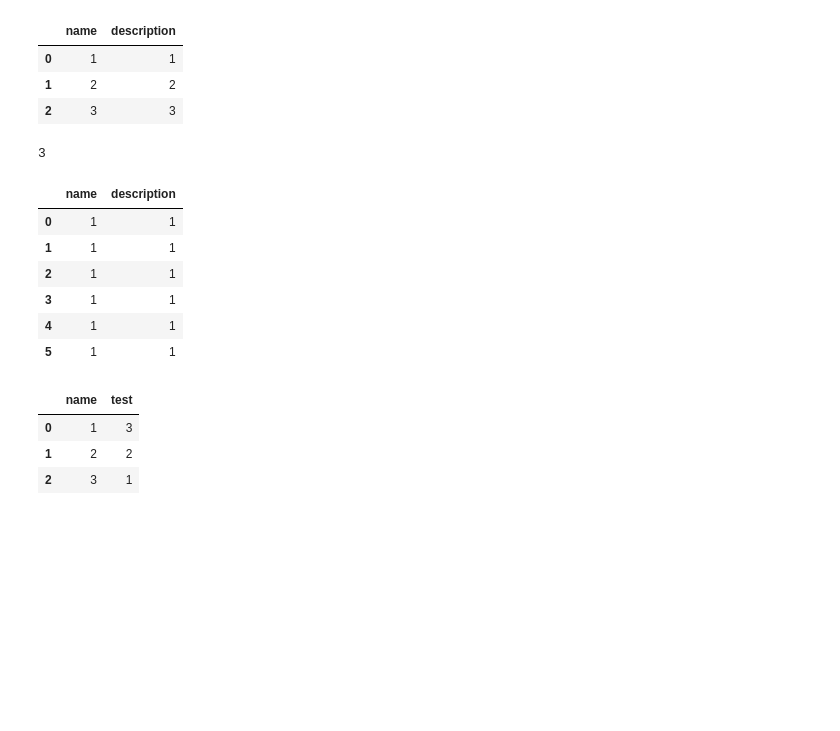
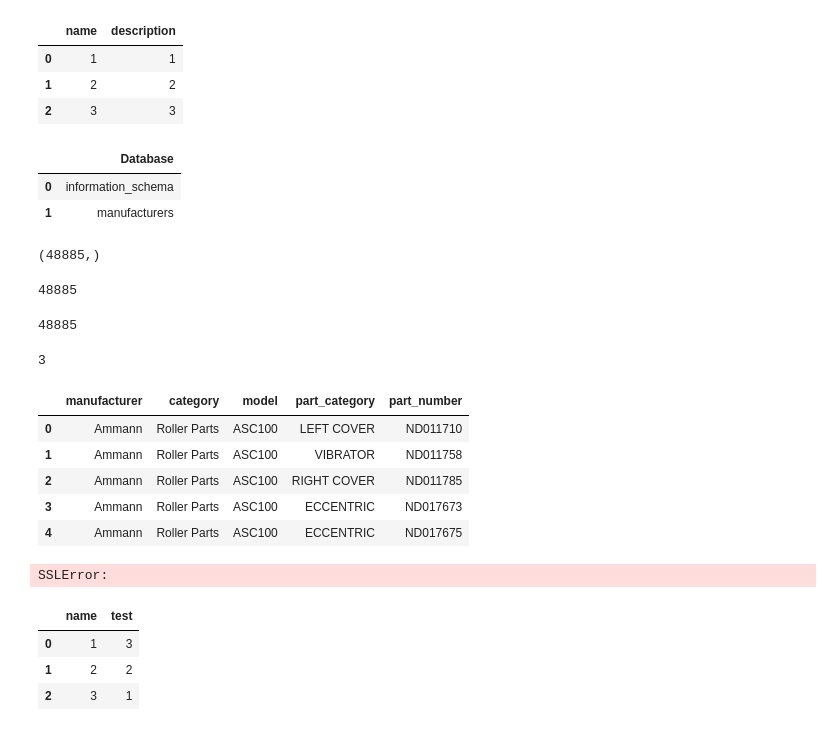
Before and after one commit to belyatskiy13/dnl, a Jupyter notebook: Untitled.ipynb, the cells around one changed output. Drawn from its saved outputs; the diff is of its cells as text; code cells hidden in the pictures; blank space fills up the shorter version.

```diff
--- a/Untitled.ipynb
+++ b/Untitled.ipynb
@@ -250,7 +254,7 @@ from sqlalchemy import create_engine
 from sqlalchemy.sql import text
 # %%
 hostname="0.0.0.0"
-dbname="test_db"
+dbname="manufacturers"
 uname="root"
 pwd="password"
 # %%
@@ -259,3 +263,9 @@ engine = create_engine("mysql+pymysql://{user}:{pw}@{host}/{db}".format(host=hos
 connection = engine.connect()
 # %%
 statement = text("")
+# %%
+pd.read_sql('SHOW DATABASES;', con=engine, )
+# %% [output]
+|  | Database |
+| 0 | information_schema |
+| 1 | manufacturers |
@@ -262,3 +275,16 @@ statement = text("")
+# %%
+for item in res:
+    print(item)
+# %% [output]
+(48885,)
+# %%
+res.scalar()
+# %% [output]
+48885
+# %%
+pd.read_sql('select count(*) from manufacturers.manufacturers_table;', con=engine).values[0][0]
+# %% [output]
+48885
 # %%
 # data.to_sql(name='users', con=engine, if_exists='replace', index=False)
 # %%
@@ -266,12 +292,11 @@ data.to_sql(name='users', con=engine, if_exists='append', index=False)
 # %% [output]
 3
 # %%
-pd.read_sql('SELECT * from test_db.users where name = 1;', con=engine)
+pd.read_sql('SELECT * from manufacturers.manufacturers_table limit 5;', con=engine)
 # %% [output]
-|  | name | description |
-| 0 | 1 | 1 |
-| 1 | 1 | 1 |
-| 2 | 1 | 1 |
-| 3 | 1 | 1 |
-| 4 | 1 | 1 |
-| 5 | 1 | 1 |
+|  | manufacturer | category | model | part_category | part_number |
+| 0 | Ammann | Roller Parts | ASC100 | LEFT COVER | ND011710 |
+| 1 | Ammann | Roller Parts | ASC100 | VIBRATOR | ND011758 |
+| 2 | Ammann | Roller Parts | ASC100 | RIGHT COVER | ND011785 |
+| 3 | Ammann | Roller Parts | ASC100 | ECCENTRIC | ND017673 |
+| 4 | Ammann | Roller Parts | ASC100 | ECCENTRIC | ND017675 |
@@ -278,3 +305,7 @@ pd.read_sql('SELECT * from test_db.users where name = 1;', con=engine)
+# %%
+raise requests.exceptions.SSLError
+# %% [output]
+SSLError:
 # %%
 import configparser
 
```
Also changed, not shown: parts of 6 cells of this notebook, 9 other files.
